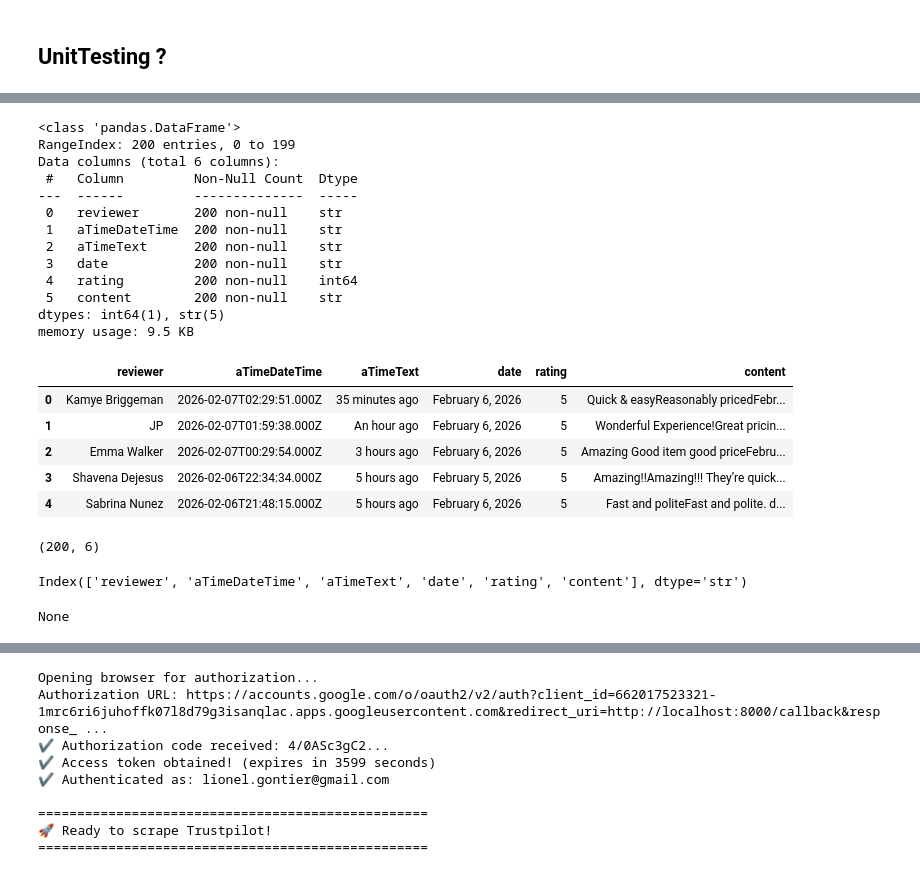
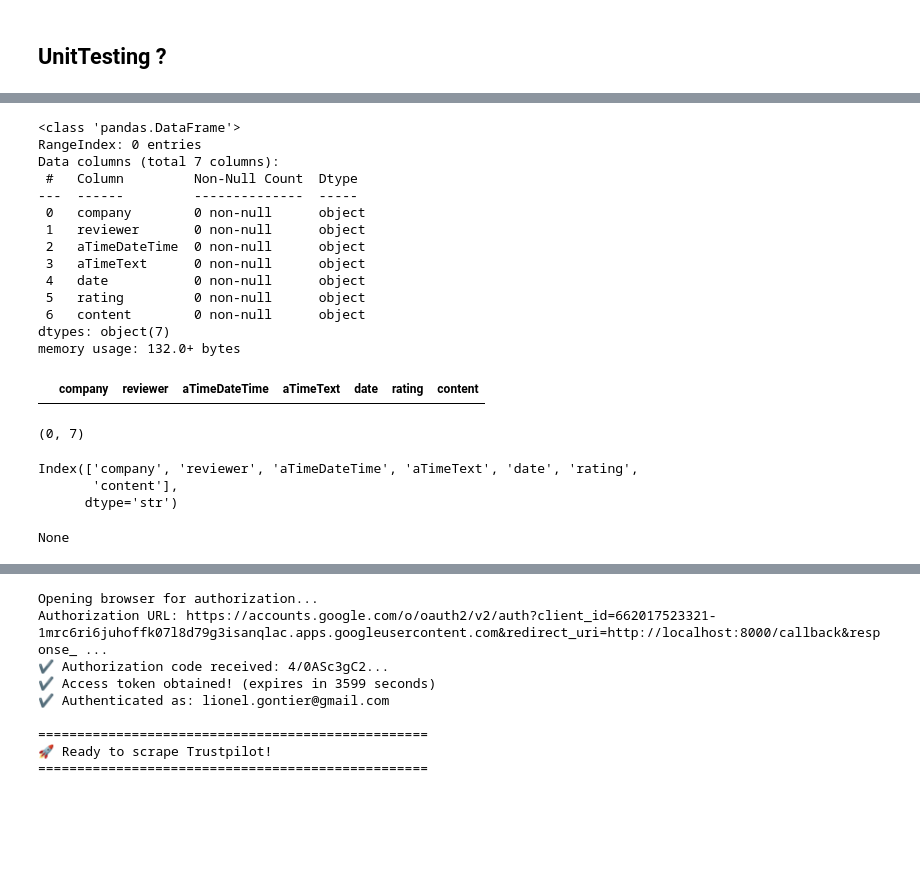
Before and after one commit to schmilblick-ai/Supply-Chain-Reviews, a Jupyter notebook: scrapp.ipynb, the cells around one changed output, grey strips where cells are left out. Cells and saved outputs as stored; diff of their text form; code cells hidden in the pictures; blank space fills up the shorter version.

```diff
--- a/scrapp.ipynb
+++ b/scrapp.ipynb
@@ -87,34 +107,32 @@ An error occurred: Could not find a suitable TLS CA certificate bundle, invalid
 # %%
 import pandas as pd
 def getReviews(company, output_file_suffix='_reviews.csv'):
-    filename = f"{company}{output_file_suffix}"
+    filename = Path(f"./data/{company}{output_file_suffix}")
     df = pd.read_csv(filename, encoding='utf-8',sep=',')
     return df
 
 reviews_df = getReviews("nookmart.com")
 display(reviews_df.head(), reviews_df.shape, reviews_df.columns, reviews_df.info())
 # %% [output]
 <class 'pandas.DataFrame'>
-RangeIndex: 200 entries, 0 to 199
-Data columns (total 6 columns):
+RangeIndex: 0 entries
+Data columns (total 7 columns):
  #   Column         Non-Null Count  Dtype
 ---  ------         --------------  -----
- 0   reviewer       200 non-null    str
- 1   aTimeDateTime  200 non-null    str
- 2   aTimeText      200 non-null    str
- 3   date           200 non-null    str
- 4   rating         200 non-null    int64
- 5   content        200 non-null    str
-dtypes: int64(1), str(5)
-memory usage: 9.5 KB
+ 0   company        0 non-null      object
+ 1   reviewer       0 non-null      object
+ 2   aTimeDateTime  0 non-null      object
+ 3   aTimeText      0 non-null      object
+ 4   date           0 non-null      object
+ 5   rating         0 non-null      object
+ 6   content        0 non-null      object
+dtypes: object(7)
+memory usage: 132.0+ bytes
-|  | reviewer | aTimeDateTime | aTimeText | date | rating | content |
-| 0 | Kamye Briggeman | 2026-02-07T02:29:51.000Z | 35 minutes ago | February 6, 2026 | 5 | Quick & easyReasonably pricedFebr... |
-| 1 | JP | 2026-02-07T01:59:38.000Z | An hour ago | February 6, 2026 | 5 | Wonderful Experience!Great pricin... |
-| 2 | Emma Walker | 2026-02-07T00:29:54.000Z | 3 hours ago | February 6, 2026 | 5 | Amazing Good item good priceFebru... |
-| 3 | Shavena Dejesus | 2026-02-06T22:34:34.000Z | 5 hours ago | February 5, 2026 | 5 | Amazing!!Amazing!!! They’re quick... |
-| 4 | Sabrina Nunez | 2026-02-06T21:48:15.000Z | 5 hours ago | February 6, 2026 | 5 | Fast and politeFast and polite. d... |
+|  | company | reviewer | aTimeDateTime | aTimeText | date | rating | content |
-(200, 6)
+(0, 7)
-Index(['reviewer', 'aTimeDateTime', 'aTimeText', 'date', 'rating', 'content'], dtype='str')
+Index(['company', 'reviewer', 'aTimeDateTime', 'aTimeText', 'date', 'rating',
+       'content'],
+      dtype='str')
 None
 # %%
 import os
```
Also changed, not shown: parts of 3 cells of this notebook.
